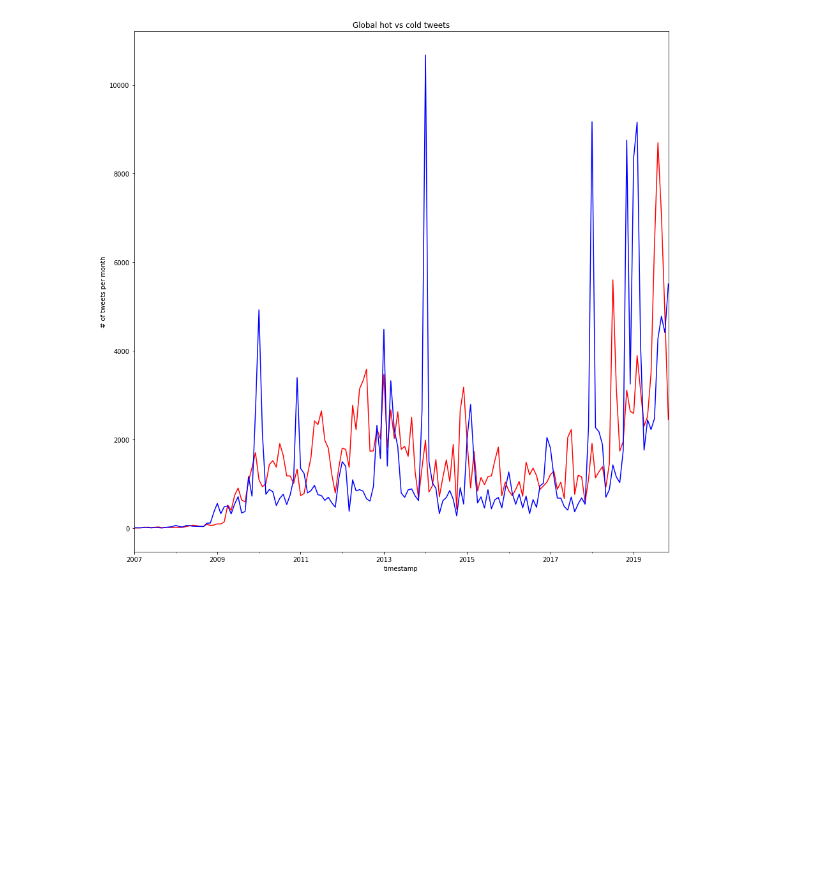
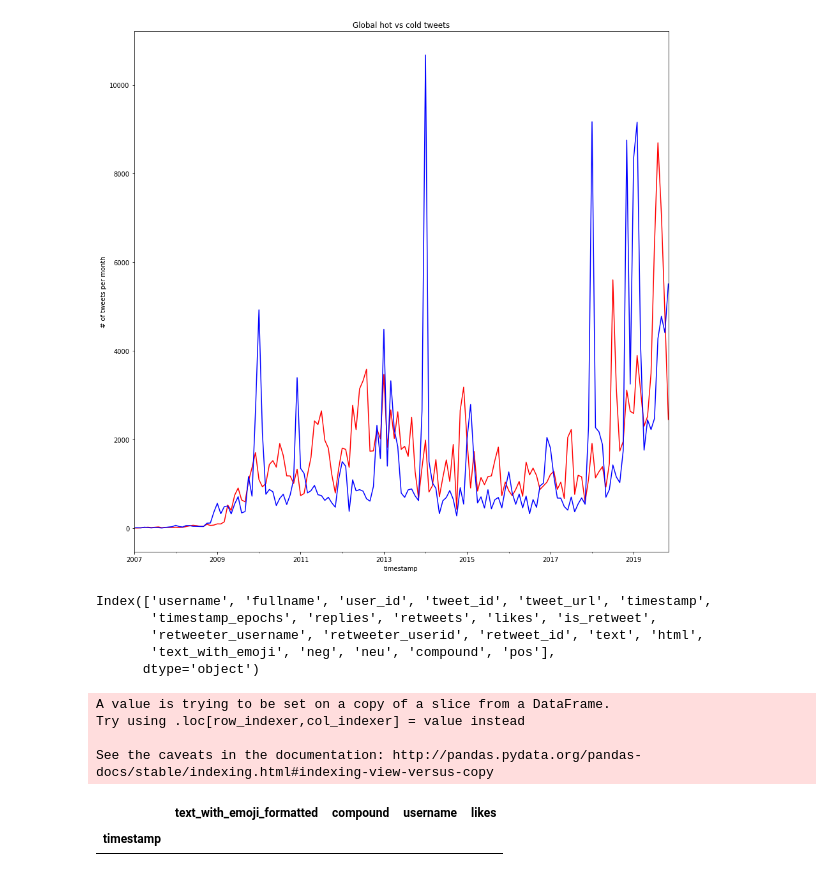
Before and after one commit to UoA-eResearch/twitter_analysis, a Jupyter notebook: global-climate-plot.ipynb, the cells around one changed output. Saved outputs shown, nothing was run; the diff lists cells and outputs as text; code cells hidden in the pictures; blank space fills up the shorter version.

Commit message:
some more tables

```diff
--- a/global-climate-plot.ipynb
+++ b/global-climate-plot.ipynb
@@ -104,10 +104,13 @@ plt.show()
 [figure]
 # %%
 %%time
-def display_filtered_df(df, pattern, n=5000):
-    filtered_df = df.sample(5000)
+def display_filtered_df(df, pattern, n=5000, extracols = []):
+    if len(df) < n:
+        filtered_df = df
+    else:
+        filtered_df = df.sample(n)
     filtered_df["text_with_emoji_formatted"] = filtered_df.text_with_emoji.str.replace(pattern, lambda x: "<b>" + x.group() + "</b>", case=False)
-    show(filtered_df[["text_with_emoji_formatted", "compound"]],
+    show(filtered_df[["text_with_emoji_formatted", "compound"] + extracols],
         order=[[2, 'desc']],
         orderClasses=False,
         createdRow="""function( row, data, dataIndex ) {
@@ -138,3 +141,18 @@ plt.ylabel("# of tweets per month")
 plt.show()
 # %% [output]
 [figure]
+# %%
+print(df.columns)
+display_filtered_df(df[df.likes > 2e5], pattern, 500, ["username", "likes"])
+# %% [output]
+Index(['username', 'fullname', 'user_id', 'tweet_id', 'tweet_url', 'timestamp',
+       'timestamp_epochs', 'replies', 'retweets', 'likes', 'is_retweet',
+       'retweeter_username', 'retweeter_userid', 'retweet_id', 'text', 'html',
+       'text_with_emoji', 'neg', 'neu', 'compound', 'pos'],
+      dtype='object')
+A value is trying to be set on a copy of a slice from a DataFrame.
+Try using .loc[row_indexer,col_indexer] = value instead
+
+See the caveats in the documentation: http://pandas.pydata.org/pandas-docs/stable/indexing.html#indexing-view-versus-copy
+|  | text_with_emoji_formatted | compound | username | likes |
+| timestamp |  |  |  |  |
```
Also changed, not shown: parts of 5 cells of this notebook, 1 other file.
